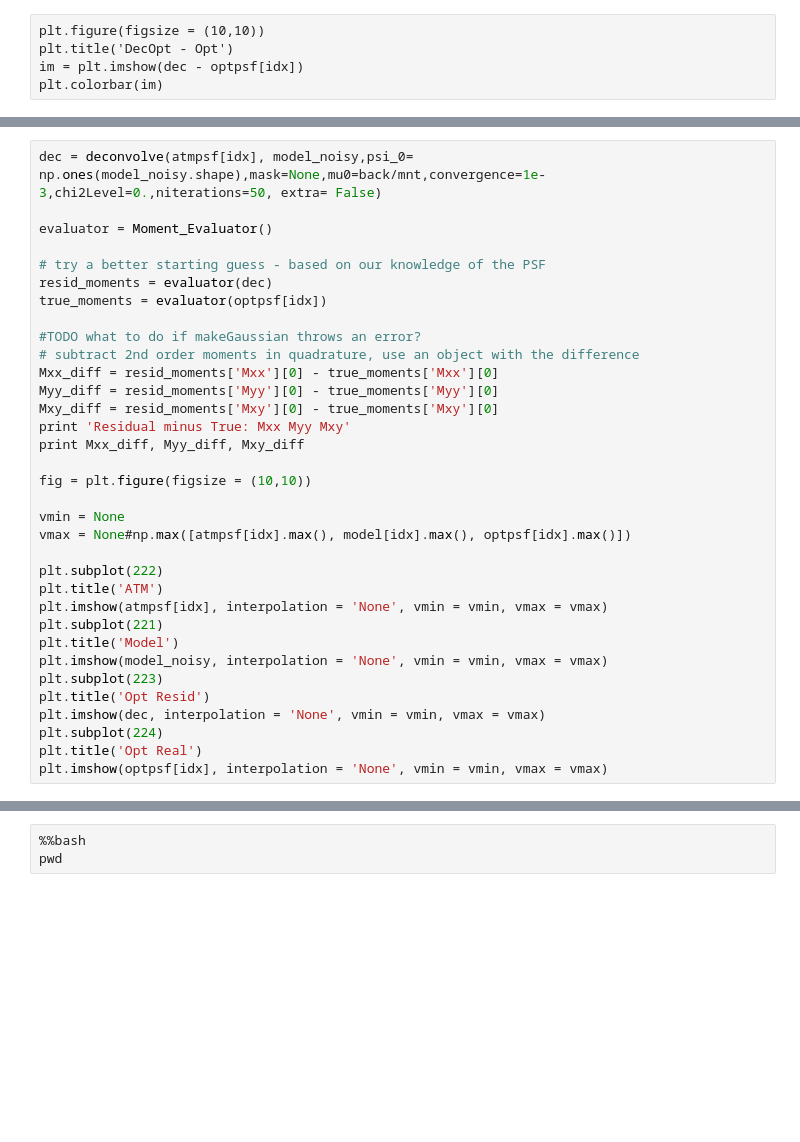
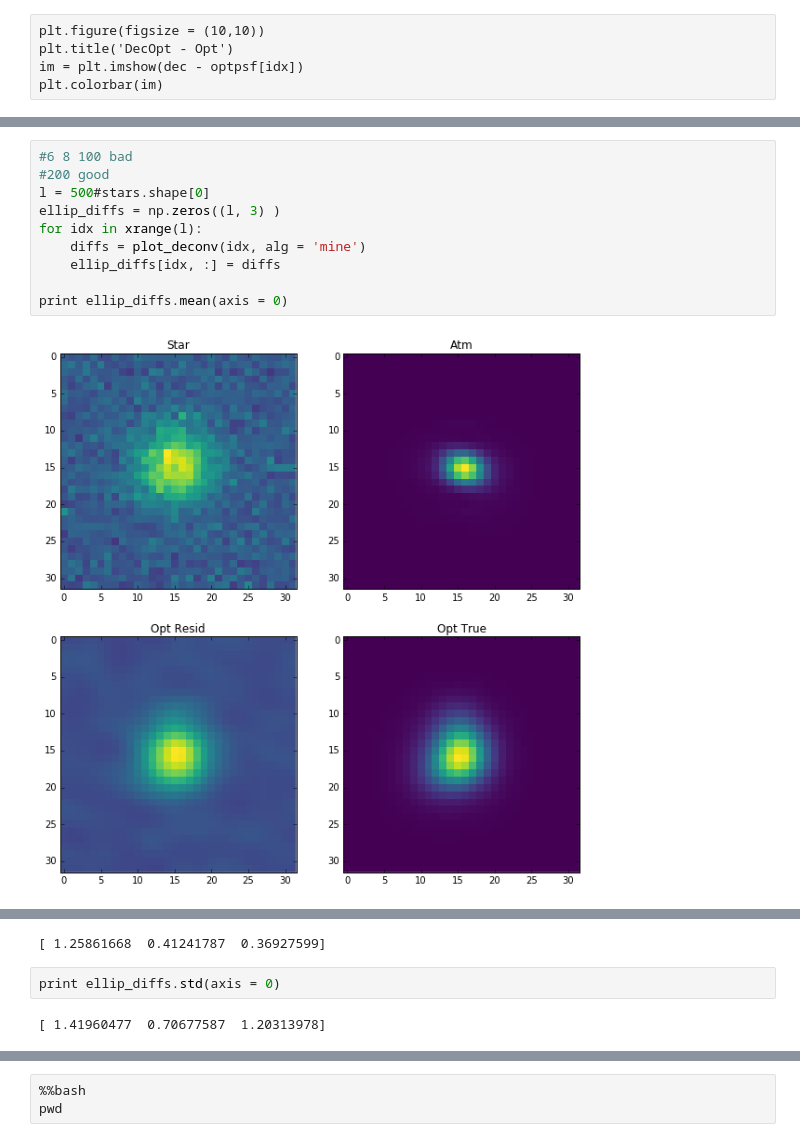
Before and after one commit to aaronroodman/DeconvolvePSF, a Jupyter notebook: Deconvolve Test.ipynb, the cells around one changed output, grey strips where cells are left out. Saved outputs shown, nothing was run; the diff lists cells and outputs as text; blank space fills up the shorter version.

Commit message:
May have fixed deconv issue.

```diff
--- a/Deconvolve Test.ipynb
+++ b/Deconvolve Test.ipynb
@@ -288,34 +276,0 @@ background = model_noisy[model_noisy< model_noisy.mean()+model_noisy.std()]
-# %%
-dec = deconvolve(atmpsf[idx], model_noisy,psi_0= np.ones(model_noisy.shape),mask=None,mu0=back/mnt,convergence=1e-3,chi2Level=0.,niterations=50, extra= False)
-
-evaluator = Moment_Evaluator()
-
-# try a better starting guess - based on our knowledge of the PSF
-resid_moments = evaluator(dec)
-true_moments = evaluator(optpsf[idx])
-
-#TODO what to do if makeGaussian throws an error?
-# subtract 2nd order moments in quadrature, use an object with the difference
-Mxx_diff = resid_moments['Mxx'][0] - true_moments['Mxx'][0]
-Myy_diff = resid_moments['Myy'][0] - true_moments['Myy'][0]
-Mxy_diff = resid_moments['Mxy'][0] - true_moments['Mxy'][0]
-print 'Residual minus True: Mxx Myy Mxy'
-print Mxx_diff, Myy_diff, Mxy_diff
-
-fig = plt.figure(figsize = (10,10))
-
-vmin = None
-vmax = None#np.max([atmpsf[idx].max(), model[idx].max(), optpsf[idx].max()])
-
-plt.subplot(222)
-plt.title('ATM')
-plt.imshow(atmpsf[idx], interpolation = 'None', vmin = vmin, vmax = vmax)
-plt.subplot(221)
-plt.title('Model')
-plt.imshow(model_noisy, interpolation = 'None', vmin = vmin, vmax = vmax)
-plt.subplot(223)
-plt.title('Opt Resid')
-plt.imshow(dec, interpolation = 'None', vmin = vmin, vmax = vmax)
-plt.subplot(224)
-plt.title('Opt Real')
-plt.imshow(optpsf[idx], interpolation = 'None', vmin = vmin, vmax = vmax)
@@ -458,0 +390,12 @@ Residual minus True: Mxx Myy Mxy
+# %%
+#6 8 100 bad
+#200 good
+l = 500#stars.shape[0]
+ellip_diffs = np.zeros((l, 3) )
+for idx in xrange(l):
+    diffs = plot_deconv(idx, alg = 'mine')
+    ellip_diffs[idx, :] = diffs
+
+print ellip_diffs.mean(axis = 0)
+# %% [output]
+[figure, added]
@@ -458,0 +406,5 @@ Residual minus True: Mxx Myy Mxy
+[ 1.25861668  0.41241787  0.36927599]
+# %%
+print ellip_diffs.std(axis = 0)
+# %% [output]
+[ 1.41960477  0.70677587  1.20313978]
```
Also changed, not shown: parts of 10 cells of this notebook, 2 other files.
